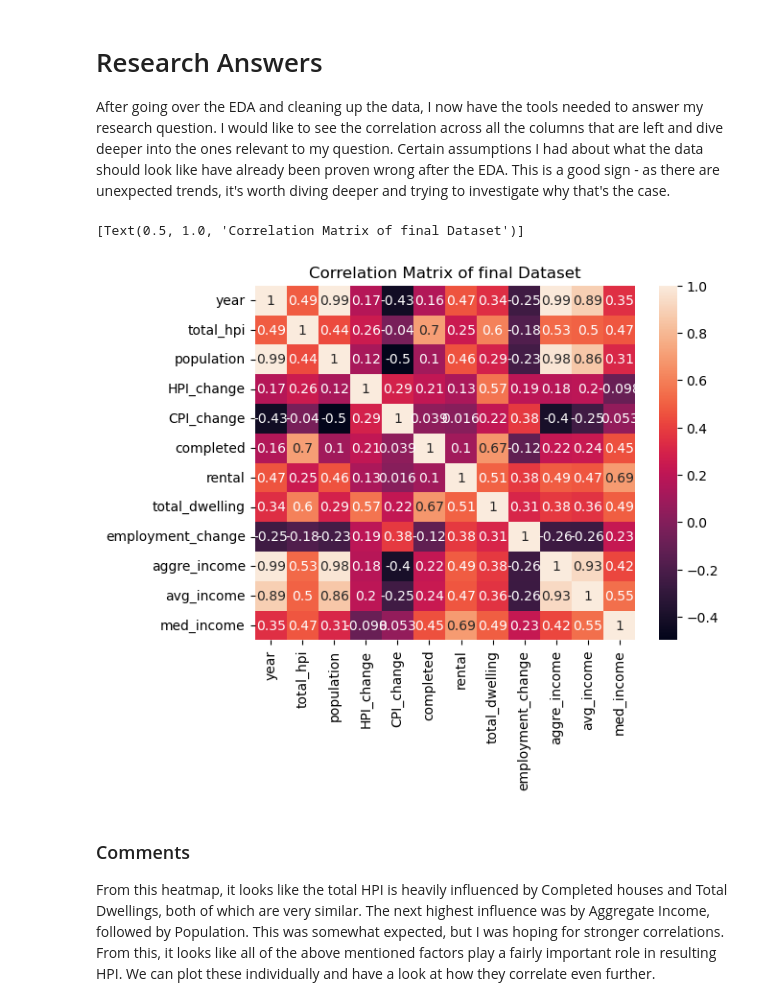
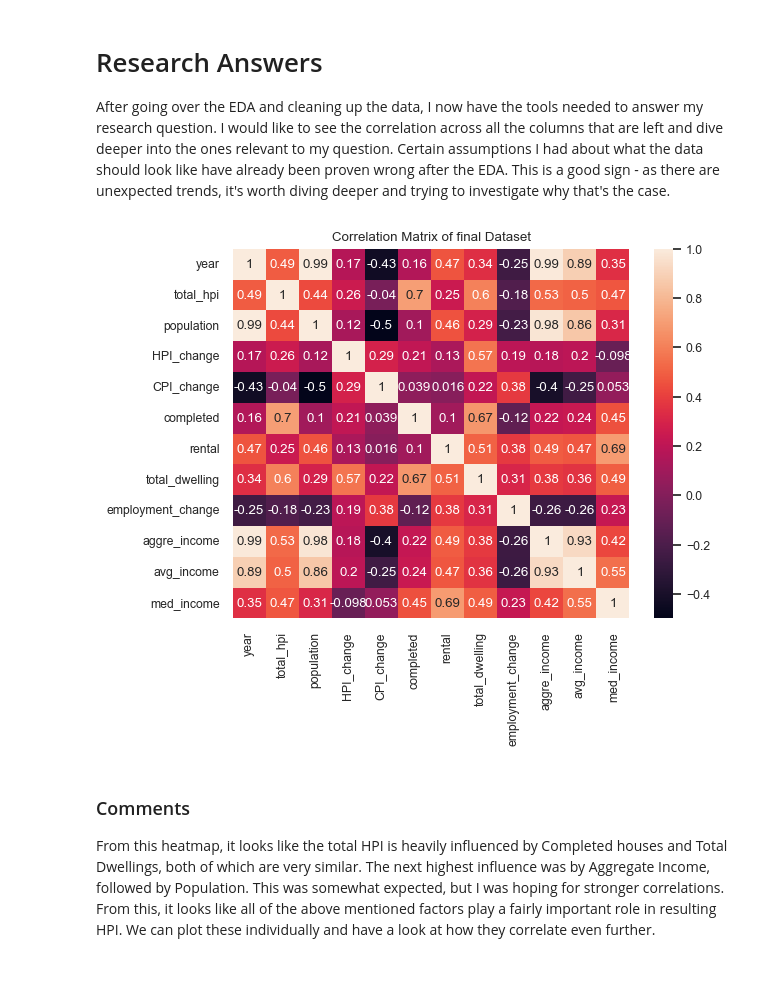
Before and after one commit to ubco-W2022T1-cosc301/group13, a Jupyter notebook: notebooks/analysis1.ipynb, the cells around one changed output. Saved outputs shown, nothing was run; the diff lists cells and outputs as text; code cells hidden in the pictures; blank space fills up the shorter version.

```diff
--- a/notebooks/analysis1.ipynb
+++ b/notebooks/analysis1.ipynb
@@ -151,10 +149,11 @@ final_df
 # Research Answers
 After going over the EDA and cleaning up the data, I now have the tools needed to answer my research question. I would like to see the correlation across all the columns that are left and dive deeper into the ones relevant to my question. Certain assumptions I had about what the data should look like have already been proven wrong after the EDA. This is a good sign - as there are unexpected trends, it's worth diving deeper and trying to investigate why that's the case.
 # %%
+sns.set(font_scale=0.8)
 sns.heatmap(final_df.corr(), annot=True).set(title="Correlation Matrix of final Dataset")
+plt.savefig('../images/gaurang_rq1.png')
 # %% [output]
-[Text(0.5, 1.0, 'Correlation Matrix of final Dataset')]
-[figure, old version]
+[figure, new version]
 # %% [markdown]
 ### Comments
 From this heatmap, it looks like the total HPI is heavily influenced by Completed houses and Total Dwellings, both of which are very similar. The next highest influence was by Aggregate Income, followed by Population. This was somewhat expected, but I was hoping for stronger correlations. From this, it looks like all of the above mentioned factors play a fairly important role in resulting HPI. We can plot these individually and have a look at how they correlate even further.
```
Also changed, not shown: parts of 5 cells of this notebook, 6 other files.
